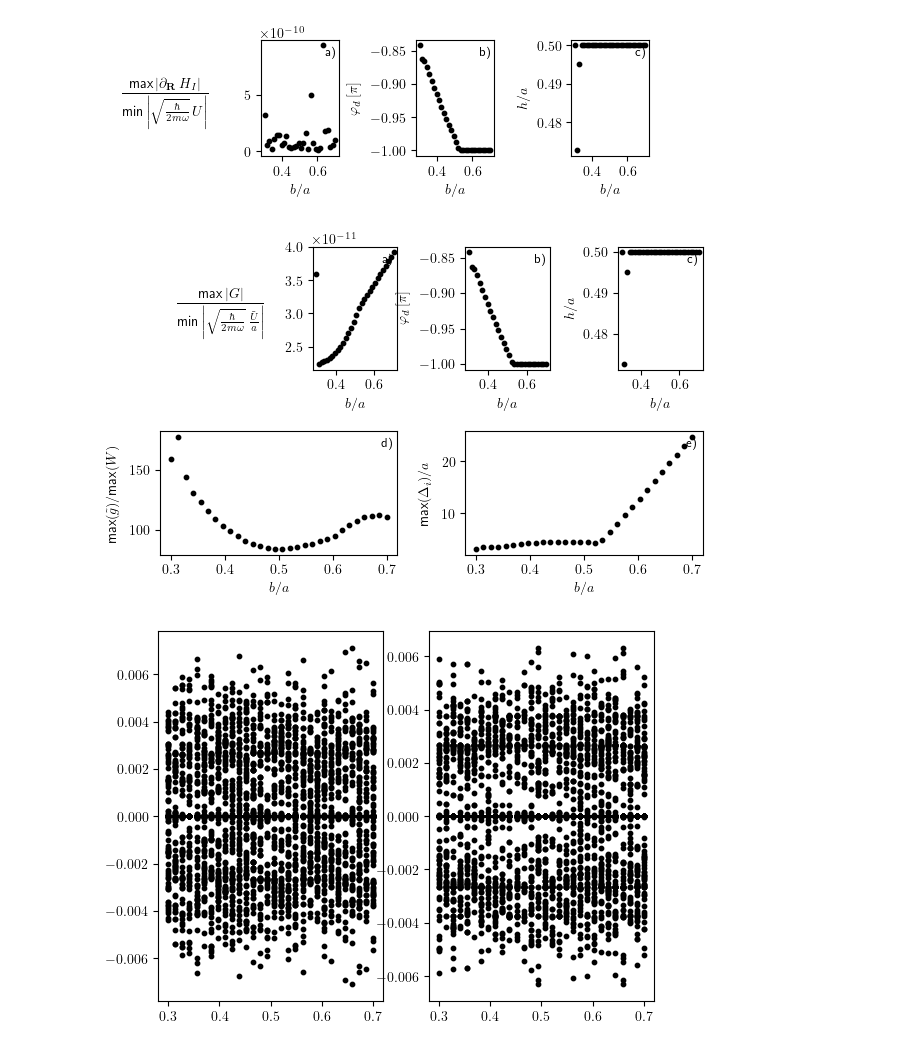
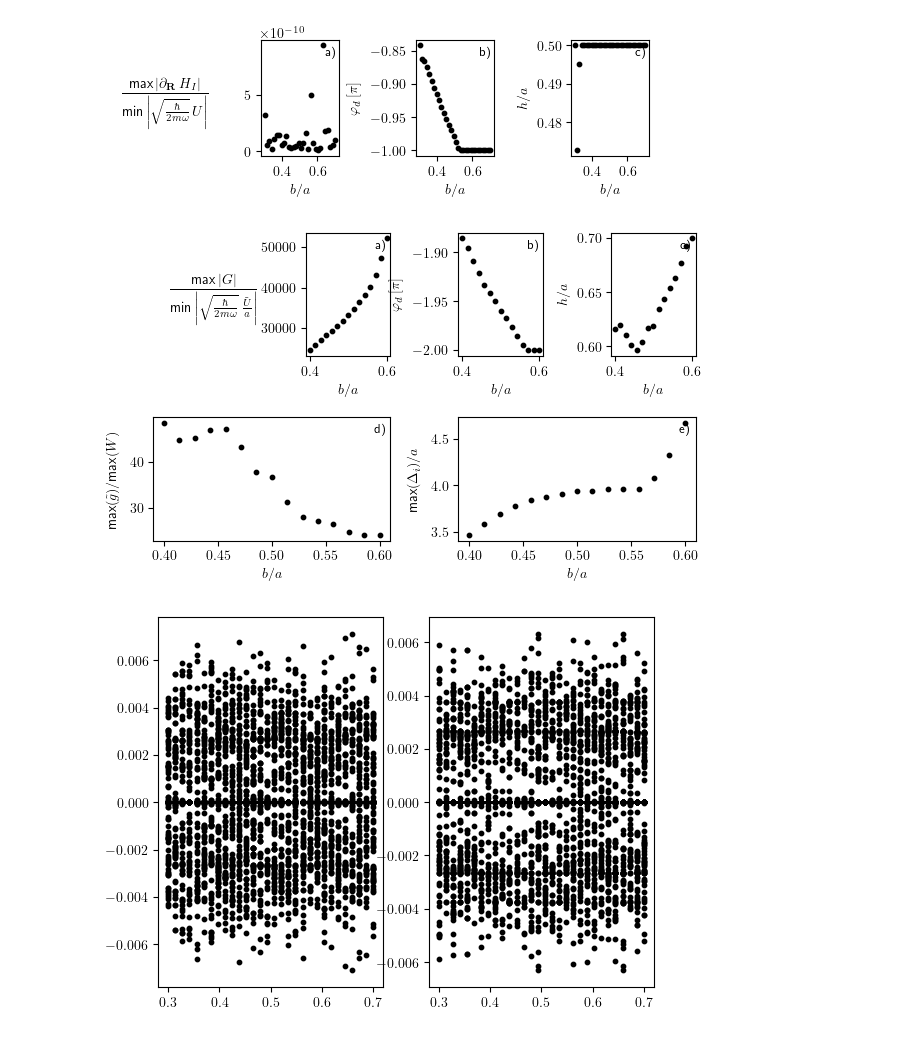
Before and after one commit to ChriGomm/master, a Jupyter notebook: numerics/interactions.ipynb, the cells around one changed output. Saved outputs shown, nothing was run; the diff lists cells and outputs as text; code cells hidden in the pictures.

```diff
--- a/numerics/interactions.ipynb
+++ b/numerics/interactions.ipynb
@@ -1353,24 +1352,24 @@ def abs_eigvec(param,b):
     # dmat = nearest_nb_Hamiltonian(b,h,a,chain_length,lambda x, y: dip_derivative_full(x, 0, 0, y),0,d)
     # dmat += np.diag(np.ones(chain_length))*(m*w**2*r**2/V)[-1]/10**8
     # beta = grad(b,h,a,chain_length,nom_der1,d)
-    dmat = hopping_Ham(b,h,1,a,chain_length,lambda x, y: dip_derivative_full_vec(x, y),d)
+    dmat = hopping_Ham(b,h,0.0,a,chain_length,lambda x, y: dip_derivative_full_vec(x, y),d)
     # dmat = hopping_Ham(b,h,(m*w**2*r**2/V)[-1]/10**8,a,chain_length,lambda x, y: dip_derivative_full_vec(x, y),d)
     beta = grad_long_range(b,h,a,chain_length,nom_der1_vec,d)
     return np.max(np.abs(beta))/np.min(np.where(dmat==0,np.inf,np.abs(dmat)))
     # eigenvecs = np.linalg.solve(dmat,beta)
-    # eigenvecs = np.linalg.lstsq(dmat,beta)[0]
-    # return np.linalg.norm(beta)
-    return np.max(np.abs(eigenvecs))
+    # # eigenvecs = np.linalg.lstsq(dmat,beta)[0]
+    # # return np.linalg.norm(beta)
+    # return np.max(np.abs(eigenvecs))
 from scipy.optimize import minimize
-N = 30
+N = 15
 # b = np.linspace(0.25,0.75,N)
-b = np.linspace(0.3,0.7,N)
+b = np.linspace(0.4,0.6,N)
 phis = np.ones(N)*(3.7)
 hs = np.ones(N)*0.25
 fig2, ax2 = plt.subplots(1,1)
 fig3, ax3 = plt.subplots(1,2)
 fig, ax = plt.subplots(1,2)
-chain_length = 8
+chain_length = 16
 Deltap = 0.2
 Deltah = 0.1
 grid_numb = 3
@@ -1387,7 +1386,7 @@ for i in range(N):
     for n in range(len(phi_grid)):
         for m in range(len(h_grid)):
             # try:
-                res = minimize(abs_eigvec,x0=(phi_grid[n],h_grid[m]),args=b[i],bounds=((-np.pi,np.pi),(-0.,0.5)),tol=1e-12)
+                res = minimize(abs_eigvec,x0=(phi_grid[n],h_grid[m]),args=b[i],bounds=((-2*np.pi,2*np.pi),(-0.7,0.7)),tol=1e-12)
                 min_vals.append(res.fun)
                 min_phi.append(res.x[0])
                 min_h.append(res.x[1])
@@ -1523,11 +1510,11 @@ ax5 = fig.add_subplot(gs[1,2:])
 # N = 30
 pad = 7
 # b = np.linspace(0.25,0.75,N)
-b = np.linspace(0.3,0.7,N)
+# b = np.linspace(0.3,0.7,N)
 for i in range(N):
 
     # dmat = hopping_Ham(b[i],hs[i],(m*w**2*r**2/V)[-1]/10**8,a,chain_length,lambda x, y: dip_derivative_full_vec(x, y),np.array([np.cos(phis[i]),np.sin(phis[i])]))
-    dmat = hopping_Ham(b[i],hs[i],1,a,chain_length,lambda x, y: dip_derivative_full_vec(x, y),np.array([np.cos(phis[i]),np.sin(phis[i])]))
+    dmat = hopping_Ham(b[i],hs[i],0.0,a,chain_length,lambda x, y: dip_derivative_full_vec(x, y),np.array([np.cos(phis[i]),np.sin(phis[i])]))
     bdg = BdG_Ham(b[i],hs[i],(m*w**2*r**2/V)[-1]/10**8,a,chain_length,lambda x, y: dip_derivative_full_vec(x, y),np.array([np.cos(phis[i]),np.sin(phis[i])]))
     eig = np.linalg.eigvals(dmat)
     # ax1.scatter(b[i],np.max(np.abs(np.real(eig))),color='0',s=10)
@@ -1538,41 +1525,41 @@ for i in range(N):
     # h_new = beta-dmat@dis
     # ax3[1].scatter(b[i],np.max(h_new),color='0',s=10)
     # ax3[1].scatter(b[i]*np.ones(chain_length),beta,color='0',s=30)
-    ax1.scatter(b[i],np.max(h_new)/(np.min(np.where(dmat==0,np.inf,np.abs(dmat)))*3/1000),color='0',s=10)
+    ax1.scatter(b[i],np.max(beta)/(np.min(np.where(dmat==0,np.inf,np.abs(dmat)))*3/1000),color='0',s=10)
     # ax6.scatter(b[i],np.max(dis)*10**3,color='0',s=10)
     # ax5.scatter(b[i],np.max(dis),color='0',s=10)
     ax5.scatter(b[i],np.max(beta),color='0',s=10)
     # ax4.scatter(b[i],np.max(beta)/np.max(np.abs(dmatp)),color='0',s=10)
     ax4.scatter(b[i],np.max(np.abs(dmat)),color='0',s=10)
-    # ax4.scatter(b[i],np.max(beta)/np.min(np.where(dmatp==0,np.inf,np.abs(dmatp))),color='0',s=10)
+    # ax4.scatter(b[i],np.max(beta)/np.min(np.where(dmat==0,np.inf,np.abs(dmat))),color='0',s=10)
     # ax2.scatter(b[i],sorted_crit[0][0],color='0',s=10)
 ax0.axis("off")
 ax2.scatter(b,phis_plot/np.pi,color='0',s=10)
 ax3.scatter(b,hs_plot,color='0',s=10)
 ax1.set_xlabel(r"$b/a$")
 ax2.set_ylabel(r"$\varphi_d\,[\pi]$",labelpad=pad)
 ax2.set_xlabel(r"$b/a$")
 ax3.set_ylabel(r"$h/a$")
 ax3.set_xlabel(r"$b/a$")
 ax4.set_xlabel(r"$b/a$")
 # ax1.text(0.7,0.7,"a)",fontsize=9)
 
 ax5.set_ylabel(r"max$(\Delta_i)/a$",labelpad=pad)
 ax0.text(0.2,0.5,r"$$\frac{\text{max}\left|G\right|}{\text{min}\left|\sqrt{\frac{\hbar }{2m \omega}}\,\frac{\tilde{U}}{a}\right|}$$")
 ax5.set_xlabel(r"$b/a$")
 ax4.set_ylabel(r"$\text{max}(\tilde{g})/\text{max}(W)$",labelpad=pad)
 # ax6.set_xlabel(r"$b/a$")
 # ax6.set_ylabel(r"$$\text{max}(\Delta_i)/\sqrt{\hbar/2m\omega}$$",labelpad=pad)
 ax4.text(0.93,0.88,"d)",fontsize=9,transform=ax4.transAxes)
 ax5.text(0.93,0.88,"e)",fontsize=9,transform=ax5.transAxes)
 ax1.text(0.82,0.87,"a)",fontsize=9,transform=ax1.transAxes)
 ax2.text(0.82,0.87,"b)",fontsize=9,transform=ax2.transAxes)
 ax3.text(0.82,0.87,"c)",fontsize=9,transform=ax3.transAxes)
 plt.subplots_adjust(wspace=0.8,hspace=0.5)
 # plt.savefig("/home//christian/Documents/master/protocol/pictures/"+"tuning_first_order_to_zero2.pdf",bbox_inches='tight')#free_evol_1spto10coupling
 plt.show()
 # %% [output]
-[figure, old version]
+[figure, new version]
 # %%
 # fig, ax = plt.subplots(1,1)
 # fig2, ax2 = plt.subplots(1,1)
```
Also changed, not shown: parts of 3 cells of this notebook, 4 other files.
